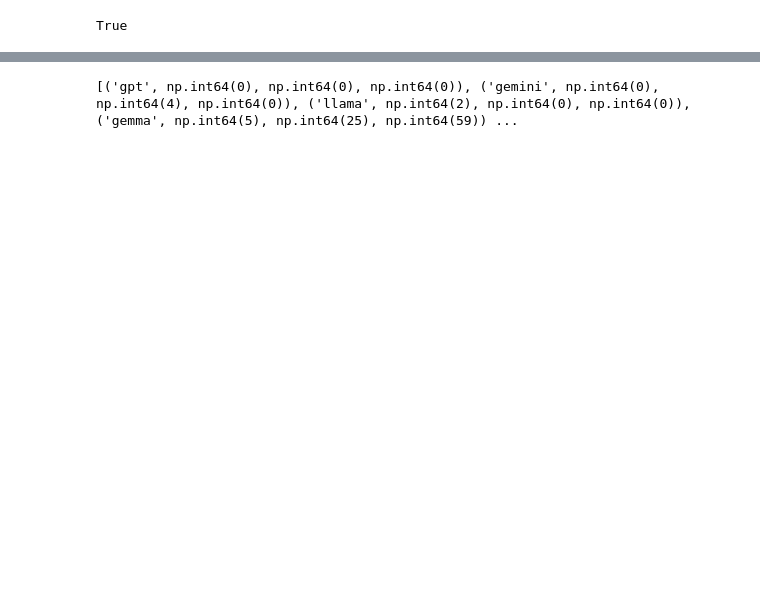
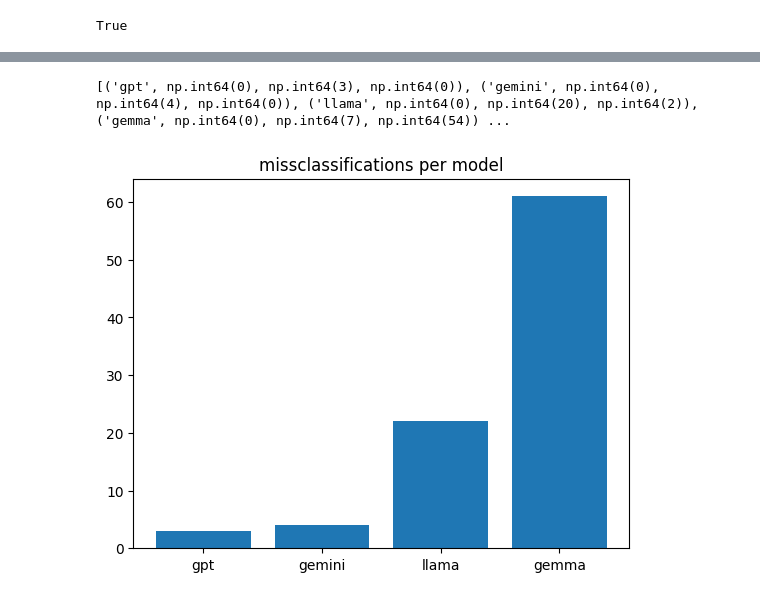
Before and after one commit to nevetsosu/Auxilary-Adversarial-Noise, a Jupyter notebook: utils/stats.ipynb, the cells around one changed output, grey strips where cells are left out. Drawn from its saved outputs; the diff is of its cells as text; code cells hidden in the pictures; blank space fills up the shorter version.

```diff
--- a/utils/stats.ipynb
+++ b/utils/stats.ipynb
@@ -131,6 +140,11 @@ pd.DataFrame(adversarial_levels_formatted, columns=("epsilon", "misclassified"))
 # %%
 misclassified_formatted = [(model, data[0], data[1], data[2]) for model, data in list(zip(misclassified.keys(), misclassified.values()))]
 print(misclassified_formatted)
 pd.DataFrame(misclassified_formatted, columns=["model", "random noise", "saturation", "adversarial"]).to_csv("../permodel.csv", index=False)
+
+plt.bar(list(misclassified.keys()), [value.sum() for value in misclassified.values()])
+plt.title("missclassifications per model")
+plt.show()
 # %% [output]
-[('gpt', np.int64(0), np.int64(0), np.int64(0)), ('gemini', np.int64(0), np.int64(4), np.int64(0)), ('llama', np.int64(2), np.int64(0), np.int64(0)), ('gemma', np.int64(5), np.int64(25), np.int64(59)) ...
+[('gpt', np.int64(0), np.int64(3), np.int64(0)), ('gemini', np.int64(0), np.int64(4), np.int64(0)), ('llama', np.int64(0), np.int64(20), np.int64(2)), ('gemma', np.int64(0), np.int64(7), np.int64(54)) ...
+[figure, added]
```
Also changed, not shown: parts of 6 cells of this notebook.
